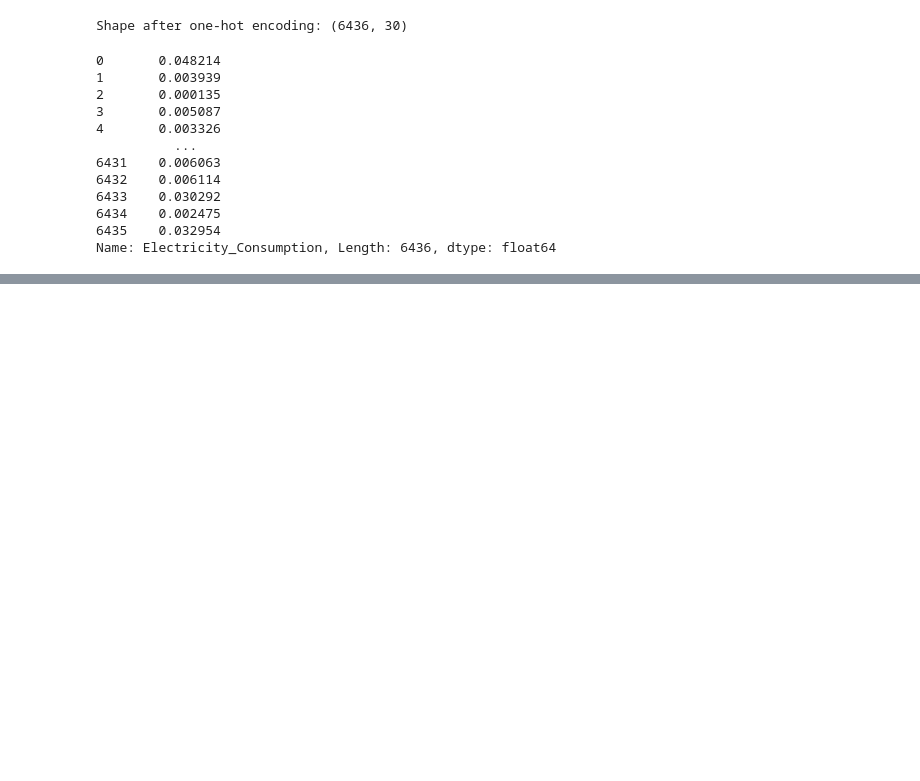
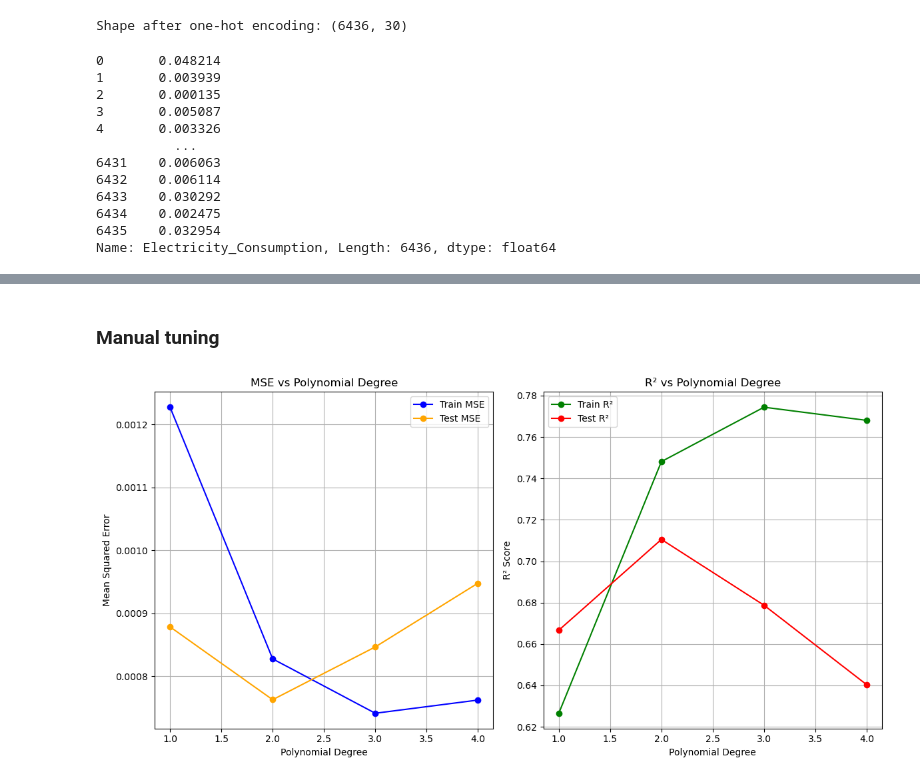
Before and after one commit to aash1999/Commercial-Buildings-Energy-Consumption-Survey, a Jupyter notebook: codes/EDAQ3_Aakash.ipynb, the cells around one changed output, grey strips where cells are left out. Drawn from its saved outputs; the diff is of its cells as text; code cells hidden in the pictures; blank space fills up the shorter version.

```diff
--- a/codes/EDAQ3_Aakash.ipynb
+++ b/codes/EDAQ3_Aakash.ipynb
@@ -953,0 +694,66 @@ MAPE: 520.1475%
+# %% [markdown]
+### Manual tuning
+# %%
+import matplotlib.pyplot as plt
+
+# Lists to store results
+mse_train_results = []
+mse_test_results = []
+r2_train_results = []
+r2_test_results = []
+
+poly_degrees = [1, 2, 3, 4]
+
+for d in poly_degrees:
+    # Generate polynomial features of the current degree
+    df_transformed = feature_engineering(df_encoded, cat_cols, cont_cols, target_col, poly_degree=d)
+
+    # Identify significant features using OLS
+    significant_features = run_ols(df_transformed, target_col, False)
+
+    # Split the data
+    X_train, X_test, y_train, y_test = train_test_split(
+        df_transformed[significant_features], df_transformed[target_col], test_size=0.2, random_state=42
+    )
+
+    # Initialize and train the Ridge model
+    ridge_model = RidgeModel(alpha=1.0)
+    ridge_model.train(X_train, y_train)
+
+    # Evaluate the model
+    mse_train, mse_test, r2_train, r2_test = ridge_model.evaluate(X_train, y_train, X_test, y_test, False)
+
+    # Save metrics
+    mse_train_results.append(mse_train)
+    mse_test_results.append(mse_test)
+    r2_train_results.append(r2_train)
+    r2_test_results.append(r2_test)
+
+
+# Plot MSE and R² for training and testing sets
+plt.figure(figsize=(12, 6))
+
+# Plot MSE
+plt.subplot(1, 2, 1)
+plt.plot(poly_degrees, mse_train_results, marker='o', label='Train MSE', color='blue')
+plt.plot(poly_degrees, mse_test_results, marker='o', label='Test MSE', color='orange')
+plt.title('MSE vs Polynomial Degree')
+plt.xlabel('Polynomial Degree')
+plt.ylabel('Mean Squared Error')
+plt.legend()
+plt.grid()
+
+# Plot R²
+plt.subplot(1, 2, 2)
+plt.plot(poly_degrees, r2_train_results, marker='o', label='Train R²', color='green')
+plt.plot(poly_degrees, r2_test_results, marker='o', label='Test R²', color='red')
+plt.title('R² vs Polynomial Degree')
+plt.xlabel('Polynomial Degree')
+plt.ylabel('R² Score')
+plt.legend()
+plt.grid()
+
+plt.tight_layout()
+plt.show()
+# %% [output]
+[figure, added]
```
Also changed, not shown: parts of 15 cells of this notebook, 1 other file.
